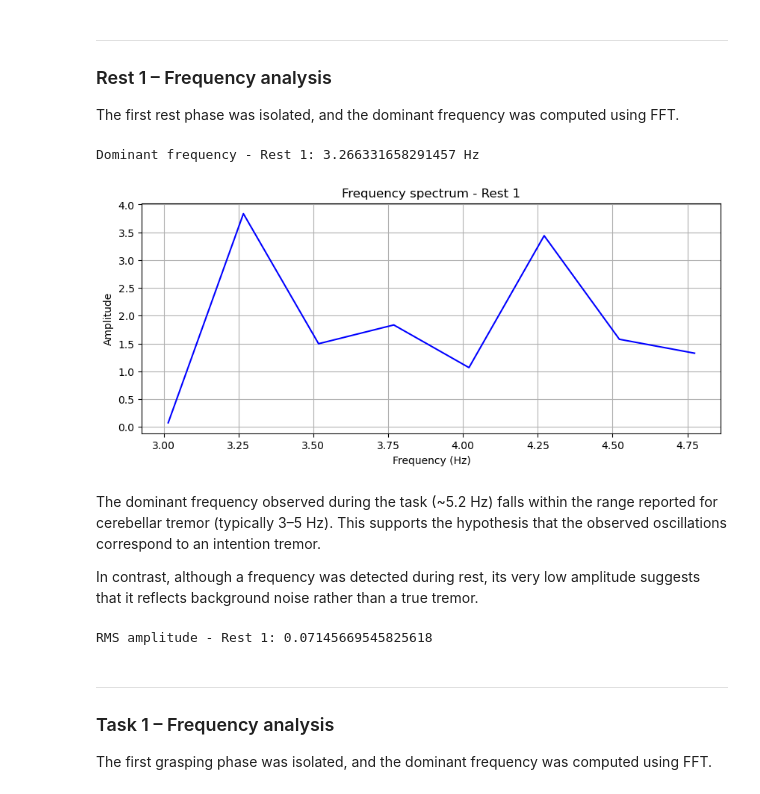
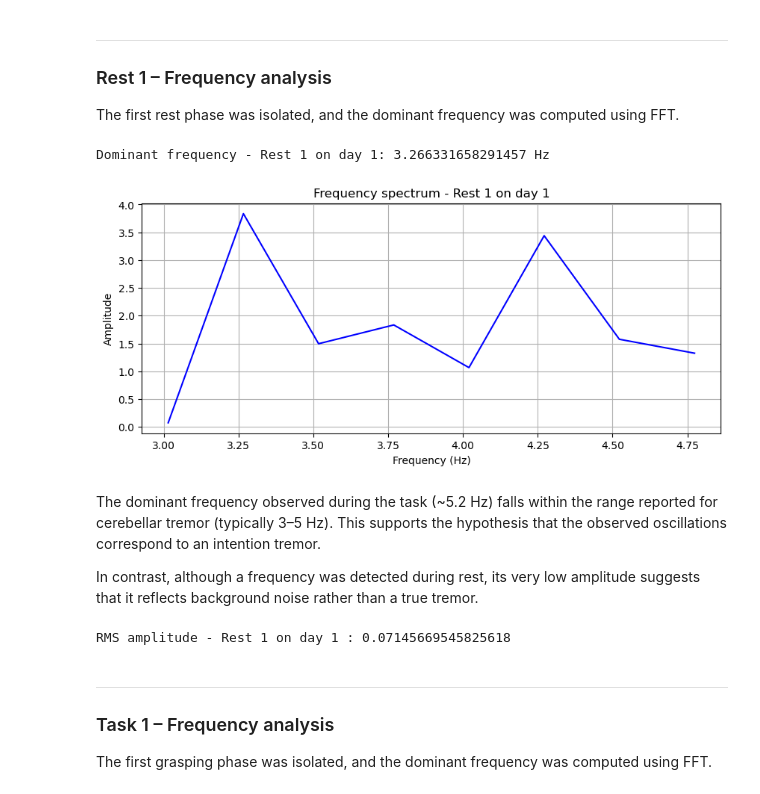
Before and after one commit to zemmahisofi-byte/Projet_R_Python, a Jupyter notebook: Projet_python/main.ipynb, the cells around one changed output. Saved outputs shown, nothing was run; the diff lists cells and outputs as text; code cells hidden in the pictures.

Commit message:
Update main.ipynb
day 2 rest 1

```diff
--- a/Projet_python/main.ipynb
+++ b/Projet_python/main.ipynb
@@ -210,54 +210,54 @@ import numpy as np
 import matplotlib.pyplot as plt
 
 # Define Rest 1
-rest1 = df[(df["Time (s)"] >= 261) & (df["Time (s)"] <= 265)]
+rest1_d1 = df[(df["Time (s)"] >= 261) & (df["Time (s)"] <= 265)]
 
 # Signal
-signal_rest1 = rest1["magnitude"].values
+signal_rest1_d1 = rest1_d1["magnitude"].values
 
 # Remove mean
-signal_centered_rest1 = signal_rest1 - np.mean(signal_rest1)
+signal_centered_rest1_d1 = signal_rest1_d1 - np.mean(signal_rest1_d1)
 
 # Sampling frequency
 fs = 100
 
 # FFT
-fft_vals_rest1 = np.abs(np.fft.fft(signal_centered_rest1))
-freqs_rest1 = np.fft.fftfreq(len(signal_centered_rest1), d=1/fs)
+fft_vals_rest1_d1 = np.abs(np.fft.fft(signal_centered_rest1_d1))
+freqs_rest1_d1 = np.fft.fftfreq(len(signal_centered_rest1_d1), d=1/fs)
 
 # Keep positive frequencies
-positive_freqs_rest1 = freqs_rest1[:len(freqs_rest1)//2]
-positive_fft_rest1 = fft_vals_rest1[:len(fft_vals_rest1)//2]
+positive_freqs_rest1_d1 = freqs_rest1_d1[:len(freqs_rest1_d1)//2]
+positive_fft_rest1_d1 = fft_vals_rest1_d1[:len(fft_vals_rest1_d1)//2]
 
 # Mask 3–5 Hz
-mask_rest1 = (positive_freqs_rest1 >= 3) & (positive_freqs_rest1 <= 5)
+mask_rest1_d1 = (positive_freqs_rest1_d1 >= 3) & (positive_freqs_rest1_d1 <= 5)
 
-print("Dominant frequency - Rest 1:", dominant_freq_rest1, "Hz")
+print("Dominant frequency - Rest 1 on day 1:", dominant_freq_rest1, "Hz")
 # %% [output]
-Dominant frequency - Rest 1: 3.266331658291457 Hz
+Dominant frequency - Rest 1 on day 1: 3.266331658291457 Hz
 # %%
 # Plot
 plt.figure(figsize=(10,4))
-plt.plot(positive_freqs_rest1[mask_rest1], positive_fft_rest1[mask_rest1], color="blue")
+plt.plot(positive_freqs_rest1_d1[mask_rest1_d1], positive_fft_rest1_d1[mask_rest1_d1], color="blue")
 plt.xlabel("Frequency (Hz)")
 plt.ylabel("Amplitude")
-plt.title("Frequency spectrum - Rest 1")
+plt.title("Frequency spectrum - Rest 1 on day 1")
 plt.grid(True)
 plt.show()
 # %% [output]
-[figure, old version]
+[figure, new version]
 # %% [markdown]
 The dominant frequency observed during the task (~5.2 Hz) falls within the range reported for cerebellar tremor (typically 3–5 Hz). This supports the hypothesis that the observed oscillations correspond to an intention tremor.
 
 In contrast, although a frequency was detected during rest, its very low amplitude suggests that it reflects background noise rather than a true tremor.
 # %%
-signal_rest1 = rest1["magnitude"].values
-signal_centered_rest1 = signal_rest1 - np.mean(signal_rest1)
+signal_rest1_d1 = rest1_d1["magnitude"].values
+signal_centered_rest1_d1 = signal_rest1_d1 - np.mean(signal_rest1_d1)
 
-rms_rest1 = np.sqrt(np.mean(signal_centered_rest1**2))
-print("RMS amplitude - Rest 1:", rms_rest1)
+rms_rest1_d1 = np.sqrt(np.mean(signal_centered_rest1_d1**2))
+print("RMS amplitude - Rest 1 on day 1 :", rms_rest1_d1)
 # %% [output]
-RMS amplitude - Rest 1: 0.07145669545825618
+RMS amplitude - Rest 1 on day 1 : 0.07145669545825618
 # %% [markdown]
 -----------------------------------------------------------------------------------------------------------------------------------
 ### Task 1 – Frequency analysis
```
Also changed, not shown: parts of 27 cells of this notebook.
